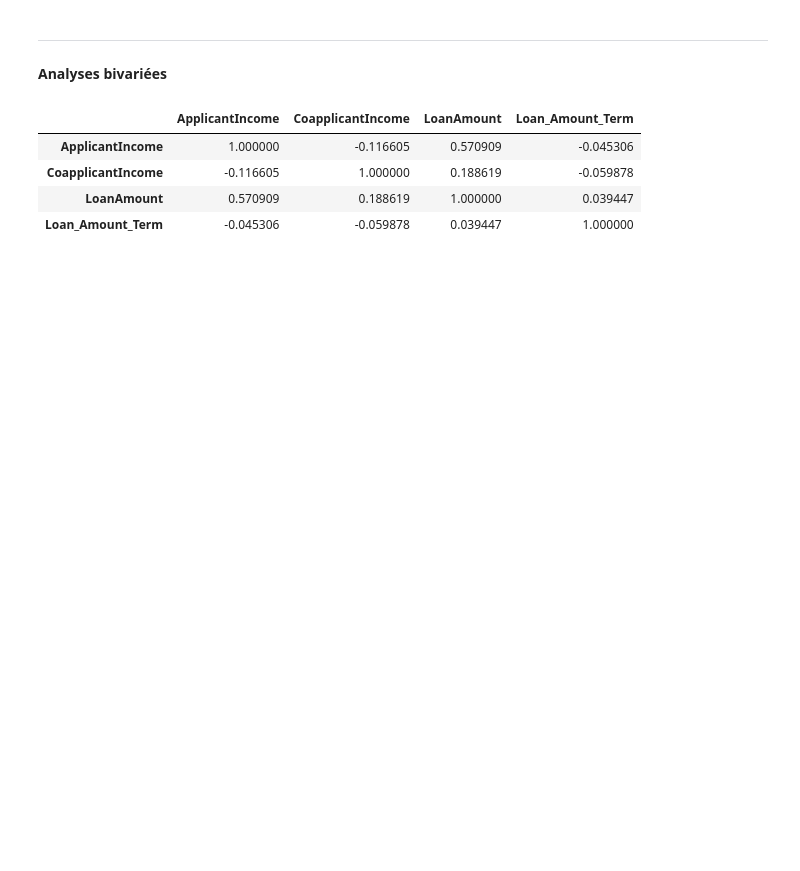
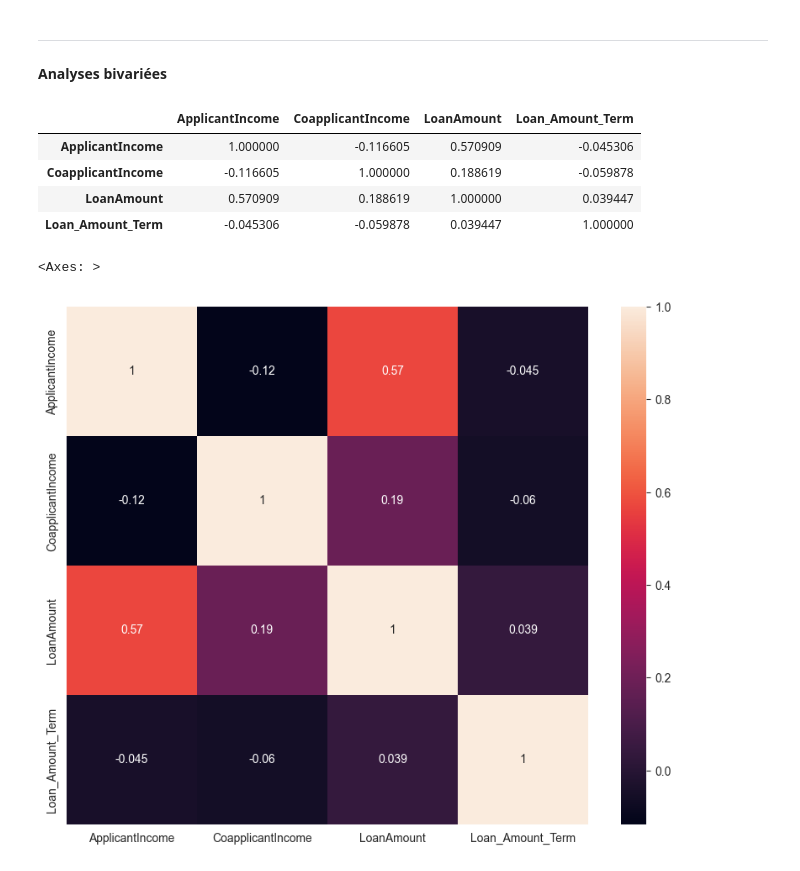
Before and after one commit to rgbodui/data-science-chams, a Jupyter notebook: projet_ml.ipynb, the cells around one changed output. Drawn from its saved outputs; the diff is of its cells as text; code cells hidden in the pictures; blank space fills up the shorter version.

```diff
--- a/projet_ml.ipynb
+++ b/projet_ml.ipynb
@@ -261,3 +257,9 @@ display(styled_correl)
 | CoapplicantIncome | -0.116605 | 1.000000 | 0.188619 | -0.059878 |
 | LoanAmount | 0.570909 | 0.188619 | 1.000000 | 0.039447 |
 | Loan_Amount_Term | -0.045306 | -0.059878 | 0.039447 | 1.000000 |
+# %%
+plt.figure(figsize=(10, 8))
+sns.heatmap(df_corr.corr(), fmt='.2g', annot=True)
+# %% [output]
+<Axes: >
+[figure, added]
```
Also changed, not shown: parts of 14 cells of this notebook.
